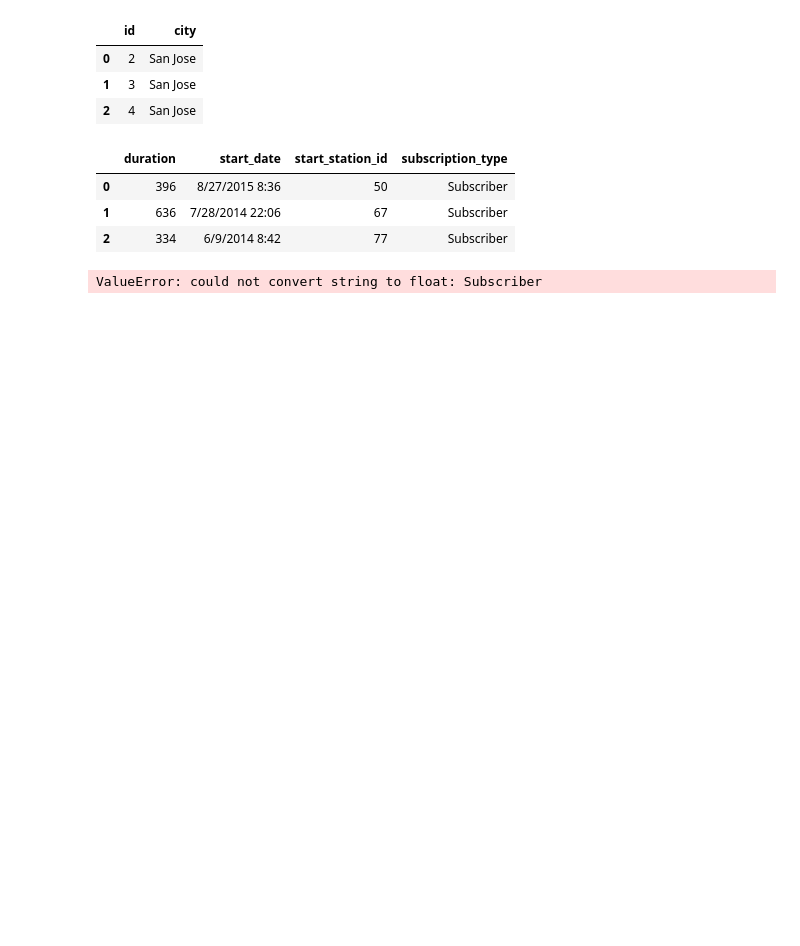
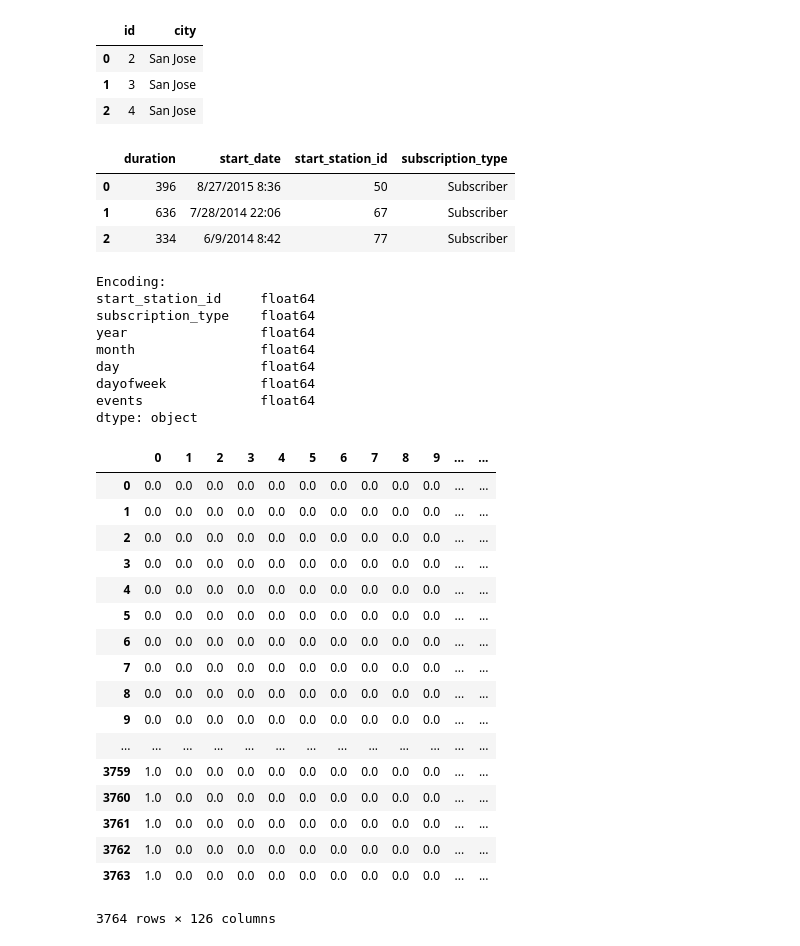
Before and after one commit to pabloernesto/sfBikes, a Jupyter notebook: preprocesamiento_unificado.ipynb, the cells around one changed output. Saved outputs shown, nothing was run; the diff lists cells and outputs as text; code cells hidden in the pictures; blank space fills up the shorter version.

```diff
--- a/preprocesamiento_unificado.ipynb
+++ b/preprocesamiento_unificado.ipynb
@@ -22,13 +22,16 @@ trip.head(3)
 weather = pd.read_csv('data/weather.csv')
 # %%
 def preprocess(station, weather, trip):
-    station = preprocessStation(station)
-    weather = preprocessWeather(weather)
+    station = preprocessStation(station) #OK
+    weather = preprocessWeather(weather) #OK
     trip = preprocessTrip(trip)
     trip = trip.merge(station, left_on='start_station_id', right_on='id')
     trip.drop('id', axis=1, inplace=True)
+    trip['start_date'] = trip.start_date.apply(lambda x: x.date().isoformat())
     trip = trip.merge(weather, left_on=['start_date', 'zip_code'], right_on=['date', 'zip_code'], how='outer')
-    trip.drop(['date', 'zip_code'], axis=1, inplace=True)
+    #SOLUCION RATA
+    trip.fillna(0, inplace=True)
+    trip.drop(['start_date', 'date', 'zip_code'], axis=1, inplace=True)
     return encode(trip)
 
 def preprocessStation(df):
@@ -46,6 +49,7 @@ def preprocessTrip(df):
     df['day'] = df.start_date.apply(lambda x : x.day)
     df['dayofweek'] = df.start_date.apply(lambda x : x.isoweekday())
     df['subscription_type'] = df.subscription_type.apply(lambda x: 1 if x == "Subscriber" else 0)
+
 #    df = df.merge(holidays.to_frame(), left_on='start_date', right_on=holidays.to_frame().index, how='outer')
     return df
 
@@ -66,7 +70,7 @@ def eventNumber(eventString):
     elif eventString == 'Rain': return 1
     elif eventString == 'Fog': return 2
     elif eventString == 'Fog-Rain': return 3
-    elif eventString == 'Rain-Thunderstom ': return 4
+    else: return 4
 
 def zipCode(city):
     if city == 'San Francisco' : return 94107
@@ -85,7 +89,10 @@ def cleanEvents(df):
     df['events'] = df.events.apply(lambda x: "Rain" if x == "rain" else x)
 
 def encode(df):
-    encoder = sklearn.preprocessing.OneHotEncoder(categorical_features=(2, 3, 5, 6, 7, 8, 29))
+    vectorcito = (1, 2, 4, 5, 6, 7, 28)
+    print("Encoding:")
+    print(df.iloc[:, vectorcito].dtypes)
+    encoder = sklearn.preprocessing.OneHotEncoder(categorical_features=vectorcito)
     return pd.DataFrame(encoder.fit_transform(df).toarray())
 
 from pandas.tseries.holiday import USFederalHolidayCalendar as calendarUSFH
@@ -94,7 +101,32 @@ holidays = cal.holidays(return_name=True, start=pd.to_datetime('20130101'), end=
 
 import sklearn.preprocessing
 # %%
-df = preprocess(station, weather, trip)
-df.head(5)
+preprocess(station, weather, trip.head(100))
 # %% [output]
-ValueError: could not convert string to float: Subscriber
+Encoding:
+start_station_id     float64
+subscription_type    float64
+year                 float64
+month                float64
+day                  float64
+dayofweek            float64
+events               float64
+dtype: object
+|  | 0 | 1 | 2 | 3 | 4 | 5 | 6 | 7 | 8 | 9 | ... | ... |
+| 0 | 0.0 | 0.0 | 0.0 | 0.0 | 0.0 | 0.0 | 0.0 | 0.0 | 0.0 | 0.0 | ... | ... |
+| 1 | 0.0 | 0.0 | 0.0 | 0.0 | 0.0 | 0.0 | 0.0 | 0.0 | 0.0 | 0.0 | ... | ... |
+| 2 | 0.0 | 0.0 | 0.0 | 0.0 | 0.0 | 0.0 | 0.0 | 0.0 | 0.0 | 0.0 | ... | ... |
+| 3 | 0.0 | 0.0 | 0.0 | 0.0 | 0.0 | 0.0 | 0.0 | 0.0 | 0.0 | 0.0 | ... | ... |
+| 4 | 0.0 | 0.0 | 0.0 | 0.0 | 0.0 | 0.0 | 0.0 | 0.0 | 0.0 | 0.0 | ... | ... |
+| 5 | 0.0 | 0.0 | 0.0 | 0.0 | 0.0 | 0.0 | 0.0 | 0.0 | 0.0 | 0.0 | ... | ... |
+| 6 | 0.0 | 0.0 | 0.0 | 0.0 | 0.0 | 0.0 | 0.0 | 0.0 | 0.0 | 0.0 | ... | ... |
+| 7 | 0.0 | 0.0 | 0.0 | 0.0 | 0.0 | 0.0 | 0.0 | 0.0 | 0.0 | 0.0 | ... | ... |
+| 8 | 0.0 | 0.0 | 0.0 | 0.0 | 0.0 | 0.0 | 0.0 | 0.0 | 0.0 | 0.0 | ... | ... |
+| 9 | 0.0 | 0.0 | 0.0 | 0.0 | 0.0 | 0.0 | 0.0 | 0.0 | 0.0 | 0.0 | ... | ... |
+| ... | ... | ... | ... | ... | ... | ... | ... | ... | ... | ... | ... | ... |
+| 3759 | 1.0 | 0.0 | 0.0 | 0.0 | 0.0 | 0.0 | 0.0 | 0.0 | 0.0 | 0.0 | ... | ... |
+| 3760 | 1.0 | 0.0 | 0.0 | 0.0 | 0.0 | 0.0 | 0.0 | 0.0 | 0.0 | 0.0 | ... | ... |
+| 3761 | 1.0 | 0.0 | 0.0 | 0.0 | 0.0 | 0.0 | 0.0 | 0.0 | 0.0 | 0.0 | ... | ... |
+| 3762 | 1.0 | 0.0 | 0.0 | 0.0 | 0.0 | 0.0 | 0.0 | 0.0 | 0.0 | 0.0 | ... | ... |
+| 3763 | 1.0 | 0.0 | 0.0 | 0.0 | 0.0 | 0.0 | 0.0 | 0.0 | 0.0 | 0.0 | ... | ... |
+3764 rows × 126 columns
```
Also changed, not shown: parts of 1 cell of this notebook.
